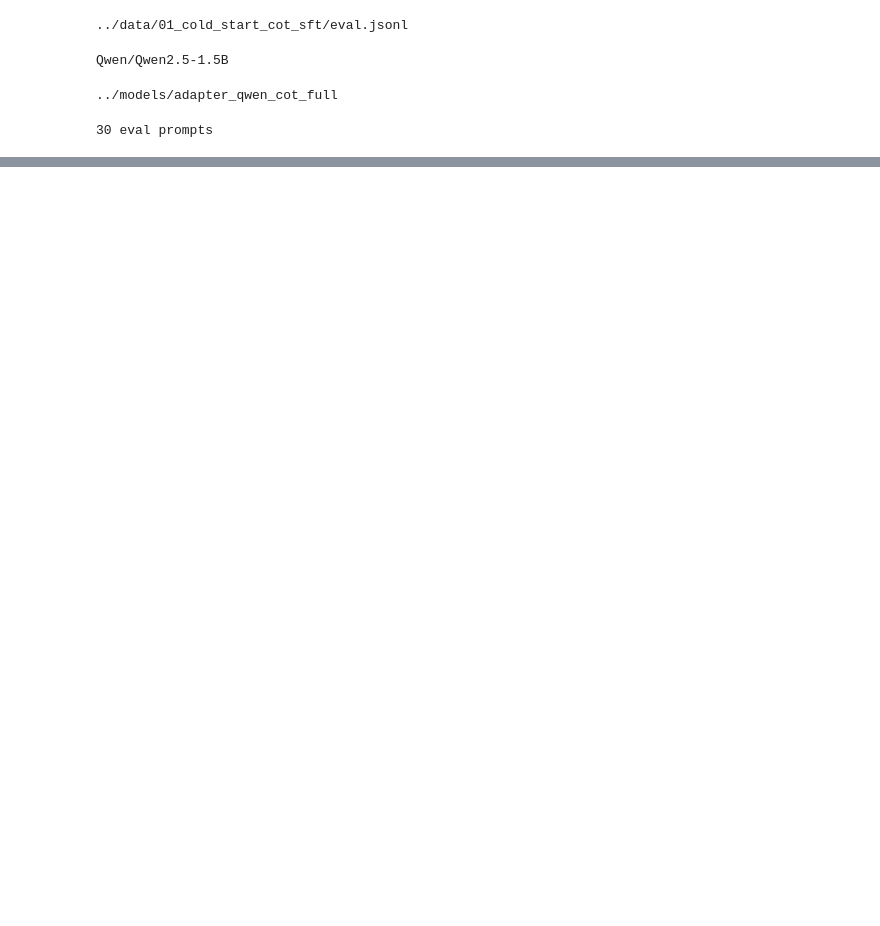
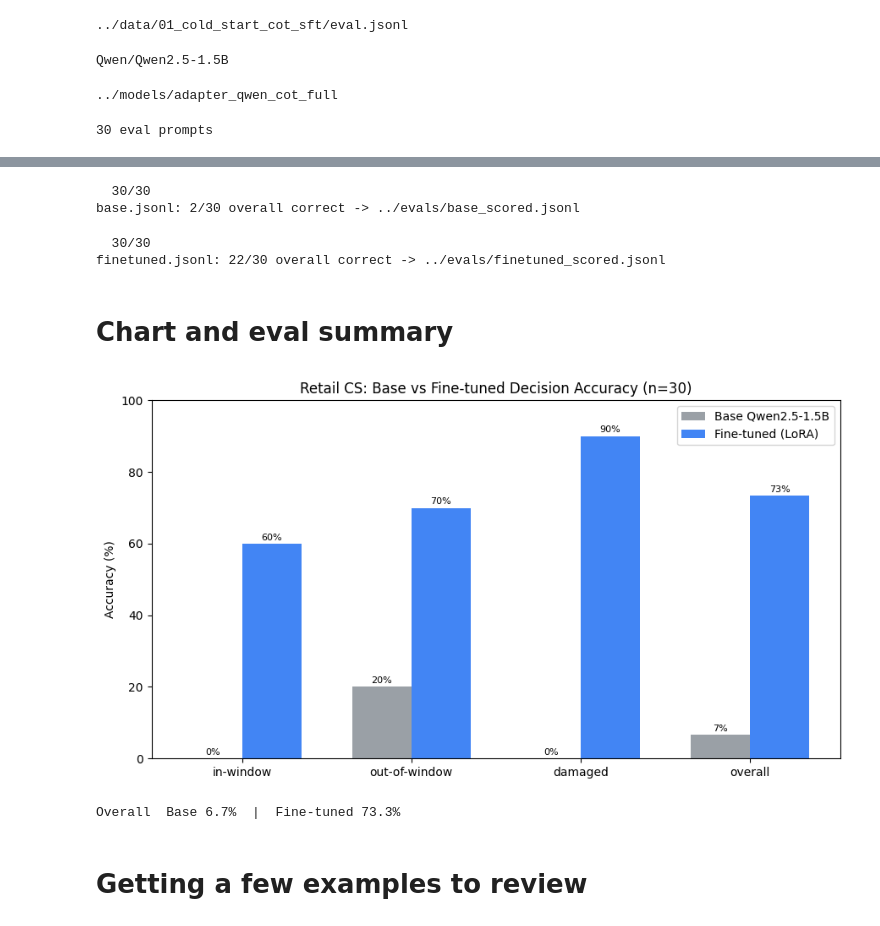
Before and after one commit to unmeshmali25/deepmlhub, a Jupyter notebook: projects/llm-retard-lab/courses/deeplearning_posttraining/notebooks/evals.ipynb, the cells around one changed output, grey strips where cells are left out. Saved outputs shown, nothing was run; the diff lists cells and outputs as text; code cells hidden in the pictures; blank space fills up the shorter version.

```diff
--- a/projects/llm-retard-lab/courses/deeplearning_posttraining/notebooks/evals.ipynb
+++ b/projects/llm-retard-lab/courses/deeplearning_posttraining/notebooks/evals.ipynb
@@ -36,0 +140,61 @@ print(f"{len(records)} eval prompts")
+# %%
+def score_file(name):
+    recs = [json.loads(line) for line in (OUT_DIR / name).open(encoding="utf-8")]
+    for i, rec in enumerate(recs):
+        rec["verdict"] = judge(rec)
+        print(f"  {i + 1}/{len(recs)}", end="\r", flush=True)
+    path = OUT_DIR / name.replace(".jsonl", "_scored.jsonl")
+    path.write_text("\n".join(json.dumps(r, ensure_ascii=False) for r in recs), encoding="utf-8")
+    ok = sum(1 for r in recs if r["verdict"].get("overall_correct"))
+    print(f"\n{name}: {ok}/{len(recs)} overall correct -> {path}")
+    return recs
+# %%
+base_scored = score_file("base.jsonl")
+# %% [output]
+  30/30
+base.jsonl: 2/30 overall correct -> ../evals/base_scored.jsonl
+# %%
+ft_scored = score_file("finetuned.jsonl")
+# %% [output]
+  30/30
+finetuned.jsonl: 22/30 overall correct -> ../evals/finetuned_scored.jsonl
+# %% [markdown]
+# Chart and eval summary
+# %%
+from collections import defaultdict
+
+def accs(recs):
+    per = defaultdict(list)
+    for r in recs:
+        v = r["verdict"]
+        if v.get("overall_correct") is None: continue
+        per[r["ground_truth"]["scenario_type"]].append(v["overall_correct"])
+        per["overall"].append(v["overall_correct"])
+    return {k: sum(v) / len(v) for k, v in per.items()}
+
+b, f = accs(base_scored), accs(ft_scored)
+groups = [g for g in ("in-window", "out-of-window", "damaged", "overall") if g in b]
+x = range(len(groups))
+bv = [b[g] * 100 for g in groups]
+fv = [f[g] * 100 for g in groups]
+
+plt.figure(figsize=(9, 5))
+w = 0.35
+plt.bar([i - w / 2 for i in x], bv, w, label="Base Qwen2.5-1.5B", color="#9aa0a6")
+plt.bar([i + w / 2 for i in x], fv, w, label="Fine-tuned (LoRA)", color="#4285f4")
+plt.xticks(list(x), groups)
+plt.ylabel("Accuracy (%)"); plt.ylim(0, 100)
+plt.title("Retail CS: Base vs Fine-tuned Decision Accuracy (n=30)")
+plt.legend()
+for i, (p, q) in enumerate(zip(bv, fv)):
+    plt.text(i - w / 2, p + 1, f"{p:.0f}%", ha="center", fontsize=8)
+    plt.text(i + w / 2, q + 1, f"{q:.0f}%", ha="center", fontsize=8)
+plt.tight_layout()
+plt.savefig(OUT_DIR / "accuracy_chart.png", dpi=150)
+plt.show()
+print(f"Overall  Base {b['overall']*100:.1f}%  |  Fine-tuned {f['overall']*100:.1f}%")
+# %% [output]
+[figure, added]
+Overall  Base 6.7%  |  Fine-tuned 73.3%
+# %% [markdown]
+# Getting a few examples to review
```
Also changed, not shown: parts of 17 cells of this notebook, 5 other files.
